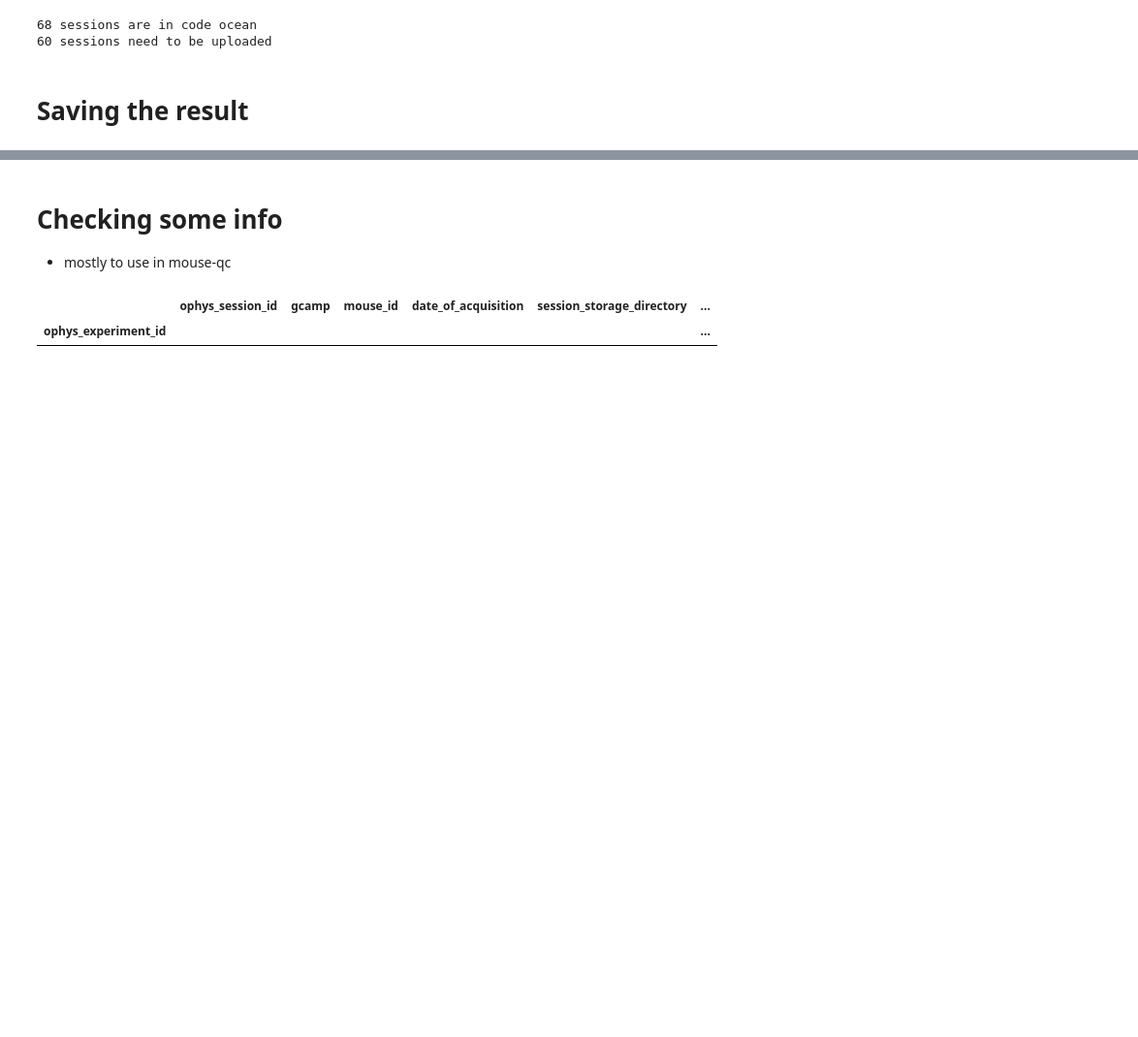
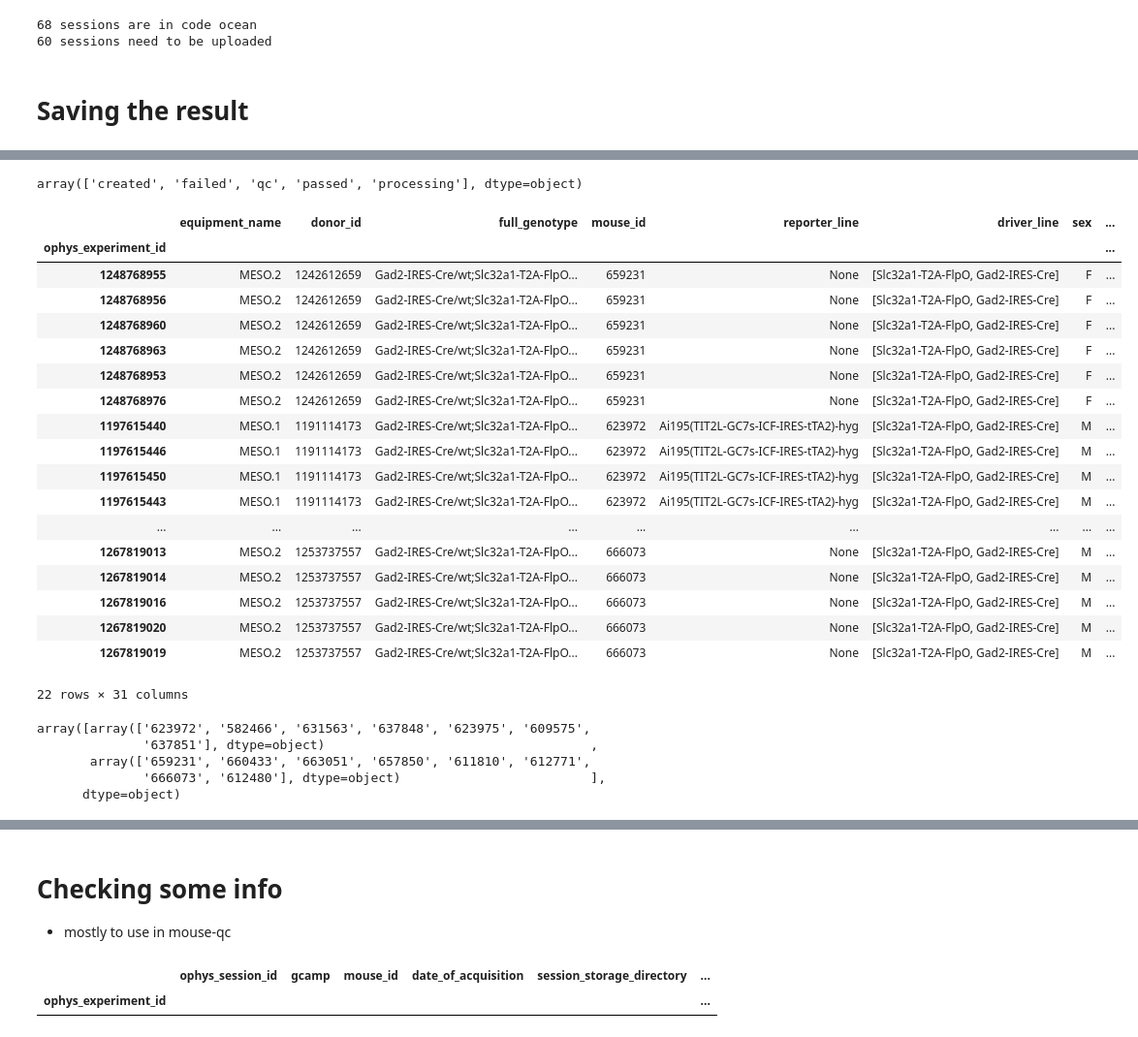
Before and after one commit to AllenNeuralDynamics/lamf_analysis_lims, a Jupyter notebook: pilot_data_analysis/GCaMP/240701_query_lims_data.ipynb, the cells around one changed output, grey strips where cells are left out. Shown at 97% size. Saved outputs shown, nothing was run; the diff lists cells and outputs as text; code cells hidden in the pictures; blank space fills up the shorter version.

```diff
--- a/pilot_data_analysis/GCaMP/240701_query_lims_data.ipynb
+++ b/pilot_data_analysis/GCaMP/240701_query_lims_data.ipynb
@@ -1002,0 +1050,37 @@ gcamp_session_info.to_csv(session_save_fn)
+# %%
+table.query(query_txt).experiment_workflow_state.unique()
+# %% [output]
+array(['created', 'failed', 'qc', 'passed', 'processing'], dtype=object)
+# %%
+table.query(query_txt).query('experiment_workflow_state == "created"')
+# %% [output]
+|  | equipment_name | donor_id | full_genotype | mouse_id | reporter_line | driver_line | sex | ... |
+| ophys_experiment_id |  |  |  |  |  |  |  | ... |
+| 1248768955 | MESO.2 | 1242612659 | Gad2-IRES-Cre/wt;Slc32a1-T2A-FlpO... | 659231 | None | [Slc32a1-T2A-FlpO, Gad2-IRES-Cre] | F | ... |
+| 1248768956 | MESO.2 | 1242612659 | Gad2-IRES-Cre/wt;Slc32a1-T2A-FlpO... | 659231 | None | [Slc32a1-T2A-FlpO, Gad2-IRES-Cre] | F | ... |
+| 1248768960 | MESO.2 | 1242612659 | Gad2-IRES-Cre/wt;Slc32a1-T2A-FlpO... | 659231 | None | [Slc32a1-T2A-FlpO, Gad2-IRES-Cre] | F | ... |
+| 1248768963 | MESO.2 | 1242612659 | Gad2-IRES-Cre/wt;Slc32a1-T2A-FlpO... | 659231 | None | [Slc32a1-T2A-FlpO, Gad2-IRES-Cre] | F | ... |
+| 1248768953 | MESO.2 | 1242612659 | Gad2-IRES-Cre/wt;Slc32a1-T2A-FlpO... | 659231 | None | [Slc32a1-T2A-FlpO, Gad2-IRES-Cre] | F | ... |
+| 1248768976 | MESO.2 | 1242612659 | Gad2-IRES-Cre/wt;Slc32a1-T2A-FlpO... | 659231 | None | [Slc32a1-T2A-FlpO, Gad2-IRES-Cre] | F | ... |
+| 1197615440 | MESO.1 | 1191114173 | Gad2-IRES-Cre/wt;Slc32a1-T2A-FlpO... | 623972 | Ai195(TIT2L-GC7s-ICF-IRES-tTA2)-hyg | [Slc32a1-T2A-FlpO, Gad2-IRES-Cre] | M | ... |
+| 1197615446 | MESO.1 | 1191114173 | Gad2-IRES-Cre/wt;Slc32a1-T2A-FlpO... | 623972 | Ai195(TIT2L-GC7s-ICF-IRES-tTA2)-hyg | [Slc32a1-T2A-FlpO, Gad2-IRES-Cre] | M | ... |
+| 1197615450 | MESO.1 | 1191114173 | Gad2-IRES-Cre/wt;Slc32a1-T2A-FlpO... | 623972 | Ai195(TIT2L-GC7s-ICF-IRES-tTA2)-hyg | [Slc32a1-T2A-FlpO, Gad2-IRES-Cre] | M | ... |
+| 1197615443 | MESO.1 | 1191114173 | Gad2-IRES-Cre/wt;Slc32a1-T2A-FlpO... | 623972 | Ai195(TIT2L-GC7s-ICF-IRES-tTA2)-hyg | [Slc32a1-T2A-FlpO, Gad2-IRES-Cre] | M | ... |
+| ... | ... | ... | ... | ... | ... | ... | ... | ... |
+| 1267819013 | MESO.2 | 1253737557 | Gad2-IRES-Cre/wt;Slc32a1-T2A-FlpO... | 666073 | None | [Slc32a1-T2A-FlpO, Gad2-IRES-Cre] | M | ... |
+| 1267819014 | MESO.2 | 1253737557 | Gad2-IRES-Cre/wt;Slc32a1-T2A-FlpO... | 666073 | None | [Slc32a1-T2A-FlpO, Gad2-IRES-Cre] | M | ... |
+| 1267819016 | MESO.2 | 1253737557 | Gad2-IRES-Cre/wt;Slc32a1-T2A-FlpO... | 666073 | None | [Slc32a1-T2A-FlpO, Gad2-IRES-Cre] | M | ... |
+| 1267819020 | MESO.2 | 1253737557 | Gad2-IRES-Cre/wt;Slc32a1-T2A-FlpO... | 666073 | None | [Slc32a1-T2A-FlpO, Gad2-IRES-Cre] | M | ... |
+| 1267819019 | MESO.2 | 1253737557 | Gad2-IRES-Cre/wt;Slc32a1-T2A-FlpO... | 666073 | None | [Slc32a1-T2A-FlpO, Gad2-IRES-Cre] | M | ... |
+22 rows × 31 columns
+# %%
+query_txt = '(session_type == "OPHYS_2_images_A_passive")'
+query_txt += ' and ((full_genotype == "Gad2-IRES-Cre/wt;Slc32a1-T2A-FlpO/wt;Ai195(TIT2L-GC7s-ICF-IRES-tTA2)-hyg/wt")'
+query_txt += ' or (full_genotype == "Gad2-IRES-Cre/wt;Slc32a1-T2A-FlpO/wt;Ai210(TITL-GC7f-ICF-IRES-tTA2)-hyg/wt"))'
+table.query(query_txt).groupby('full_genotype')['mouse_id'].unique().values
+# %% [output]
+array([array(['623972', '582466', '631563', '637848', '623975', '609575',
+              '637851'], dtype=object)                                   ,
+       array(['659231', '660433', '663051', '657850', '611810', '612771',
+              '666073', '612480'], dtype=object)                         ],
+      dtype=object)
```
Also changed, not shown: parts of 8 cells of this notebook, 8 other files.
